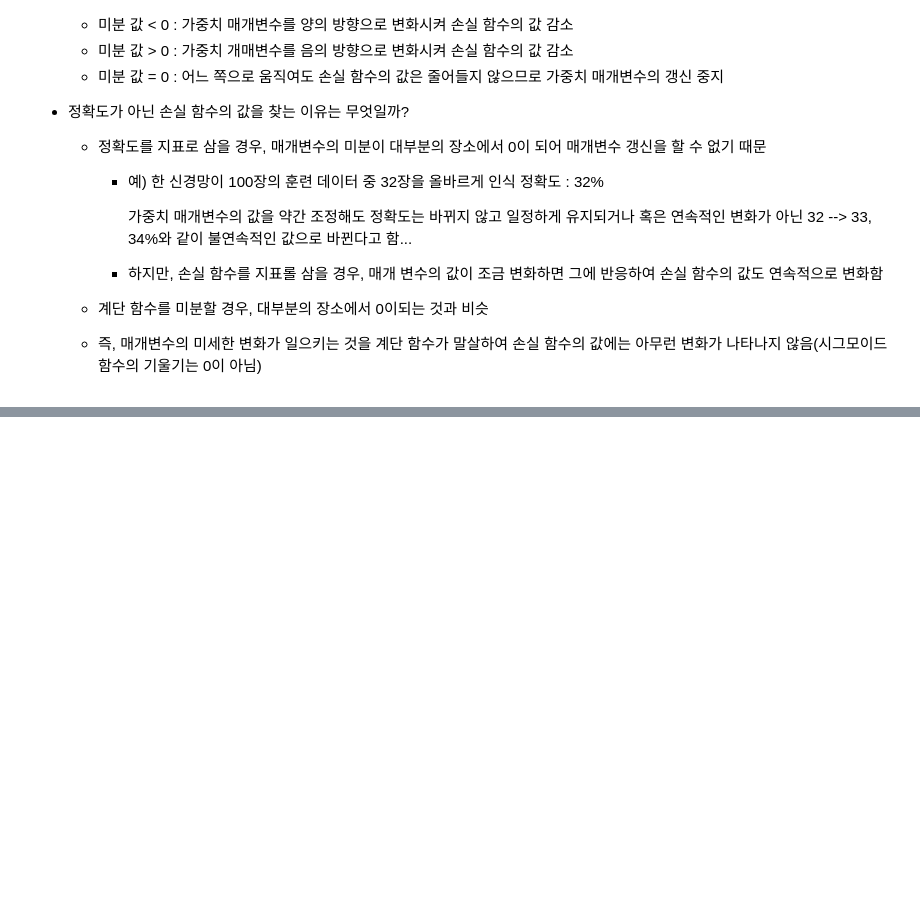
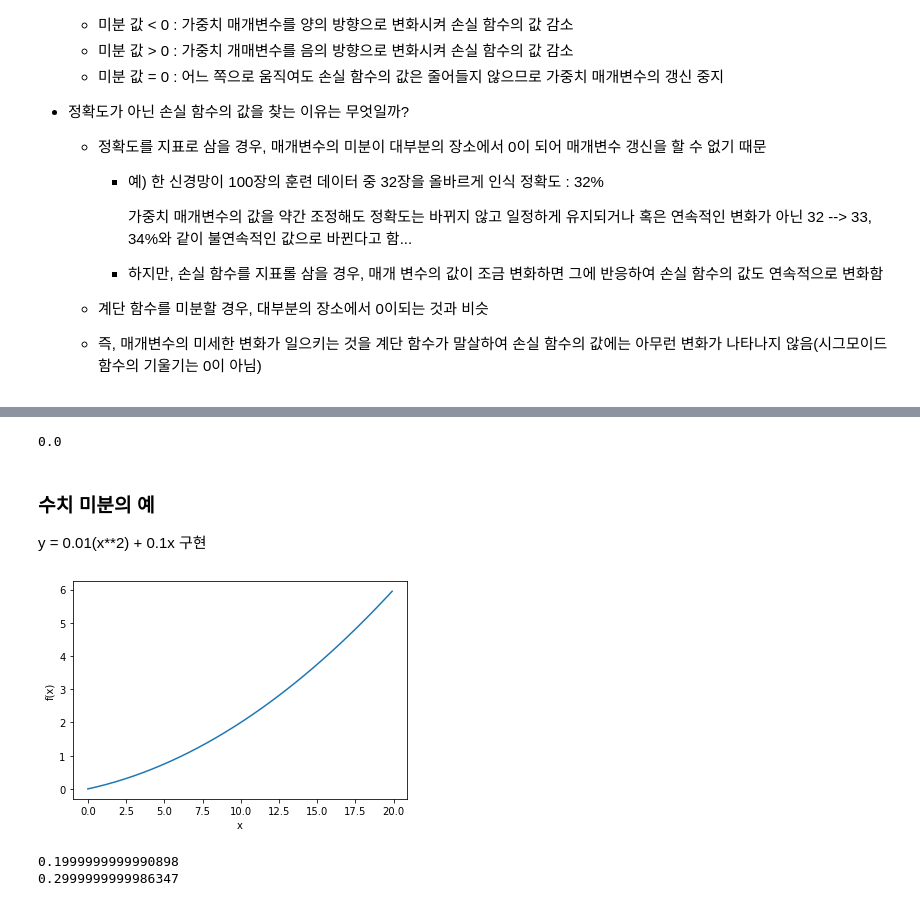
Before and after one commit to yeaeunJi/-1-2, a Jupyter notebook: 신경망학습.ipynb, the cells around one changed output, grey strips where cells are left out. Drawn from its saved outputs; the diff is of its cells as text; code cells hidden in the pictures; blank space fills up the shorter version.

```diff
--- a/신경망학습.ipynb
+++ b/신경망학습.ipynb
@@ -289,0 +325,7 @@ def cross_entropy_error(y, t) :
+# %%
+# 1. 위에서 정의한 함수는 h를 정의한 방식에서 반올림 오차(rounding error)문제를 일으킴
+# 반올림 오차 : 작은 값(가령 소수점 8자리 이하)이 생략되어 최종 계산 결과에 오차가 생기게 됨
+import numpy as np
+np.float32(1e-50)
+# %% [output]
+0.0
@@ -289,0 +342,26 @@ def cross_entropy_error(y, t) :
+# %% [markdown]
+### 수치 미분의 예
+ y = 0.01(x**2) + 0.1x 구현
+# %%
+def function_1(x) :
+  return 0.01*x**2 + 0.1*x
+# %%
+
+import numpy as np
+import matplotlib.pylab as plt
+
+x = np.arange(0.0, 20.0, 0.1) # 0.0에서 20.0까지 0.1 간격으로 배열 x를 만든다(20미포함)
+y = function_1(x)
+plt.xlabel('x')
+plt.ylabel('f(x)')
+plt.plot(x,y)
+plt.show()
+# %% [output]
+[figure, added]
+# %%
+# x = 5일 때와 10일 때 미분
+print(numerical_diff(function_1, 5)) # x대한 f(x)의 변화량(기울기)
+print(numerical_diff(function_1, 10))
+# %% [output]
+0.1999999999990898
+0.2999999999986347
```
Also changed, not shown: parts of 14 cells of this notebook.
